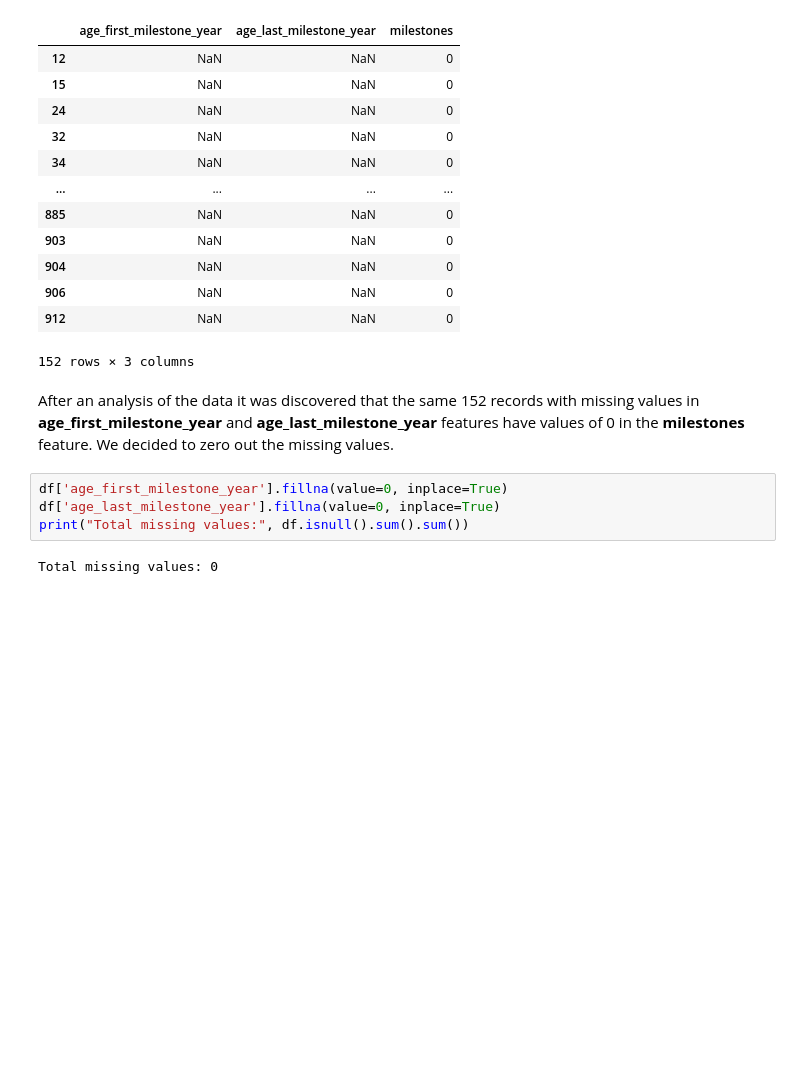
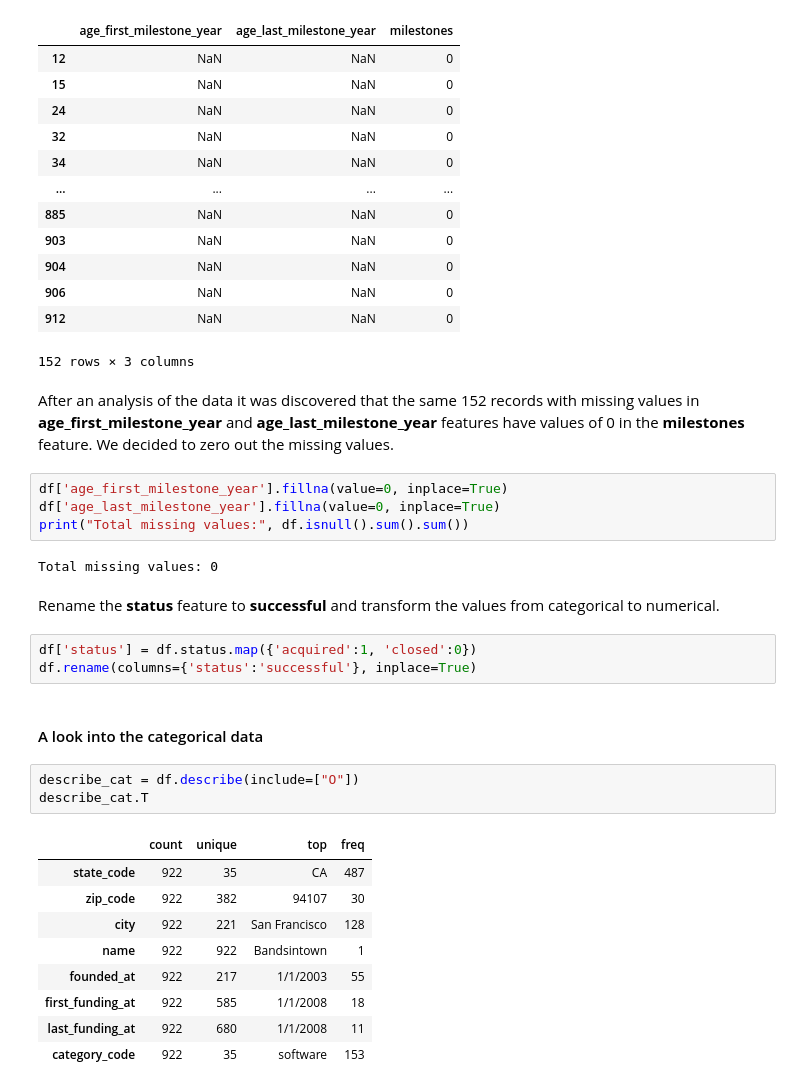
Before and after one commit to adriansacas/ml_final_project, a Jupyter notebook: FinalProject.ipynb, the cells around one changed output. Drawn from its saved outputs; the diff is of its cells as text; blank space fills up the shorter version.

```diff
--- a/FinalProject.ipynb
+++ b/FinalProject.ipynb
@@ -225,3 +226,23 @@ df['age_last_milestone_year'].fillna(value=0, inplace=True)
 print("Total missing values:", df.isnull().sum().sum())
 # %% [output]
 Total missing values: 0
+# %% [markdown]
+Rename the **status** feature to **successful** and transform the values from categorical to numerical.
+# %%
+df['status'] = df.status.map({'acquired':1, 'closed':0})
+df.rename(columns={'status':'successful'}, inplace=True)
+# %% [markdown]
+#### A look into the categorical data
+# %%
+describe_cat = df.describe(include=["O"])
+describe_cat.T
+# %% [output]
+|  | count | unique | top | freq |
+| state_code | 922 | 35 | CA | 487 |
+| zip_code | 922 | 382 | 94107 | 30 |
+| city | 922 | 221 | San Francisco | 128 |
+| name | 922 | 922 | Bandsintown | 1 |
+| founded_at | 922 | 217 | 1/1/2003 | 55 |
+| first_funding_at | 922 | 585 | 1/1/2008 | 18 |
+| last_funding_at | 922 | 680 | 1/1/2008 | 11 |
+| category_code | 922 | 35 | software | 153 |
```
Also changed, not shown: parts of 6 cells of this notebook.
